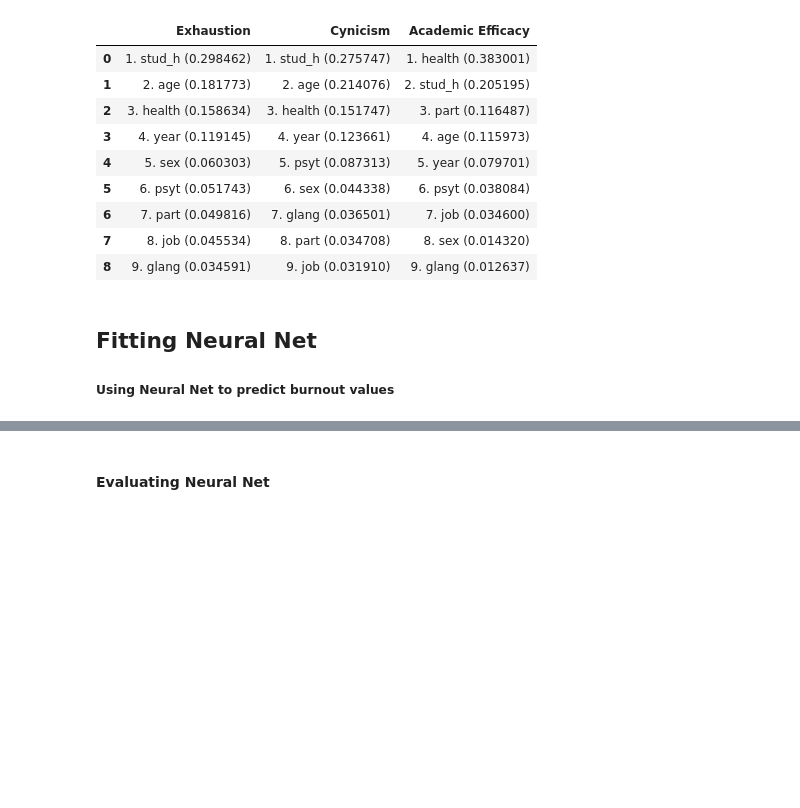
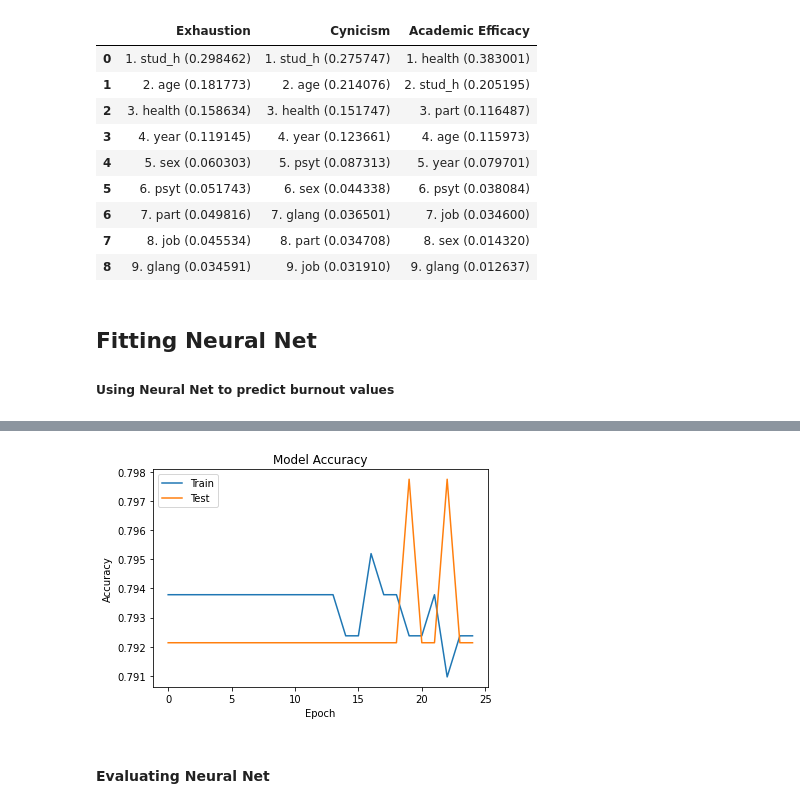
Before and after one commit to OrionSehn-personal/BurnoutPrediction, a Jupyter notebook: Burnout_Analysis.ipynb, the cells around one changed output, grey strips where cells are left out. Drawn from its saved outputs; the diff is of its cells as text; code cells hidden in the pictures; blank space fills up the shorter version.

Commit message:
added history accuracy to neural nets

```diff
--- a/Burnout_Analysis.ipynb
+++ b/Burnout_Analysis.ipynb
@@ -164,8 +164,8 @@ for n in n_estimators:
         forest_model = RandomForestClassifier(n_estimators=n, random_state=0, max_depth=depth)
         forest_model.fit(train_X, y_ex_train)
 
-        performance = forest_model.score(val_X, y_ex_val)
-        # performance = roc_auc_score(y_ex_val, forest_model.predict(val_X))
+        # performance = forest_model.score(val_X, y_ex_val)
+        performance = roc_auc_score(y_ex_val, forest_model.predict(val_X))
 
         if performance > max_performance:
             best_n = n
@@ -197,8 +197,8 @@ for n in n_estimators:
 
         forest_model = RandomForestClassifier(n_estimators=n, random_state=0, max_depth=depth)
         forest_model.fit(train_X, y_cy_train)
-        performance = forest_model.score(val_X, y_cy_val)
-        # performance = roc_auc_score(y_cy_val, forest_model.predict(val_X))
+        # performance = forest_model.score(val_X, y_cy_val)
+        performance = roc_auc_score(y_cy_val, forest_model.predict(val_X))
 
         if performance > max_performance:
             best_n = n
@@ -230,8 +230,8 @@ for n in n_estimators:
         forest_model = RandomForestClassifier(n_estimators=n, random_state=0, max_depth=depth)
         forest_model.fit(train_X, y_ea_train)
 
-        performance = forest_model.score(val_X, y_ea_val)
-        # performance = roc_auc_score(y_ea_val, forest_model.predict(val_X))
+        # performance = forest_model.score(val_X, y_ea_val)
+        performance = roc_auc_score(y_ea_val, forest_model.predict(val_X))
         if performance > max_performance:
             best_n = n
             best_depth = depth
@@ -362,18 +362,32 @@ for epoch in epoch_nums:
         model.add(Dense(node, activation='relu'))
         model.add(Dense(1, activation='sigmoid'))
         model.compile(loss='binary_crossentropy', optimizer='adam', metrics=['accuracy'])
-        model.fit(train_X, y_ex_train, epochs=epoch, batch_size=10, verbose=0)
-        if best_accuracy < model.evaluate(val_X, y_ex_val)[1]:
+        history = model.fit(train_X, y_ex_train, epochs=epoch, batch_size=10, verbose=0, validation_data=(val_X, y_ex_val))
+        # performance = model.evaluate(val_X, y_ex_val)[1]
+        performance = roc_auc_score(y_ex_val, model.predict(val_X).round())
+        if best_accuracy < performance:
             best_model = model
-            best_accuracy = model.evaluate(val_X, y_ex_val)[1]
+            best_accuracy = performance
             best_epoch = epoch
             best_node = node
+            best_history = history
 
 print("Best Epochs:", best_epoch)
 print("Best Nodes:", best_node)
 print("Training score:", best_model.evaluate(train_X, y_ex_train)[1])
 print("Validation score:", best_model.evaluate(val_X, y_ex_val)[1])
 print('roc_auc_score:', roc_auc_score(y_ex_val, best_model.predict(val_X)))
+# plot best history
+# plot training and test accuracy
+plt.plot(best_history.history['accuracy'])
+plt.plot(best_history.history['val_accuracy'])
+plt.title('Model Accuracy')
+plt.ylabel('Accuracy')
+plt.xlabel('Epoch')
+plt.legend(['Train', 'Test'], loc='upper left')
+plt.show()
+
+
 
 results = results.append({
     'Model': 'Neural Network - Exhaustion',
@@ -400,17 +414,32 @@ for epoch in epoch_nums:
         model.add(Dense(node, activation='relu'))
         model.add(Dense(1, activation='sigmoid'))
         model.compile(loss='binary_crossentropy', optimizer='adam', metrics=['accuracy'])
-        model.fit(train_X, y_cy_train, epochs=epoch, batch_size=10, verbose=0)
-        if best_accuracy < model.evaluate(val_X, y_cy_val)[1]:
+        history = model.fit(train_X, y_cy_train, epochs=epoch, batch_size=10, verbose=0)
+
+        performance = roc_auc_score(y_cy_val, model.predict(val_X).round())
+        if best_accuracy < performance:
             best_model = model
-            best_accuracy = model.evaluate(val_X, y_cy_val)[1]
+            best_accuracy = performance
             best_epoch = epoch
             best_node = node
+            best_history = history
+
 
 print("Best Epochs:", best_epoch)
 print("Best Nodes:", best_node)
 print("Training score:", best_model.evaluate(train_X, y_cy_train)[1])
 print("Validation score:", best_model.evaluate(val_X, y_cy_val)[1])
+print('roc_auc_score:', roc_auc_score(y_cy_val, best_model.predict(val_X)))
+# plot best history
+# plot training and test accuracy
+plt.plot(best_history.history['accuracy'])
+plt.plot(best_history.history['val_accuracy'])
+plt.title('Model Accuracy')
+plt.ylabel('Accuracy')
+plt.xlabel('Epoch')
+plt.legend(['Train', 'Test'], loc='upper left')
+plt.show()
+
 results = results.append({
     'Model': 'Neural Network - Cynicism',
     'Accuracy': best_model.evaluate(val_X, y_cy_val)[1],
@@ -437,17 +466,30 @@ for epoch in epoch_nums:
         model.add(Dense(node, activation='relu'))
         model.add(Dense(1, activation='sigmoid'))
         model.compile(loss='binary_crossentropy', optimizer='adam', metrics=['accuracy'])
-        model.fit(train_X, y_ea_train, epochs=epoch, batch_size=10, verbose=0)
-        if best_accuracy < model.evaluate(val_X, y_ea_val)[1]:
+        history = model.fit(train_X, y_ea_train, epochs=epoch, batch_size=10, verbose=0)
+
+        performance = roc_auc_score(y_ea_val, model.predict(val_X).round())
+        if best_accuracy < performance:
             best_model = model
-            best_accuracy = model.evaluate(val_X, y_ea_val)[1]
+            best_accuracy = performance
             best_epoch = epoch
             best_node = node
+            best_history = history
 
 print("Best Epochs:", best_epoch)
 print("Best Nodes:", best_node)
 print("Training score:", best_model.evaluate(train_X, y_ea_train)[1])
 print("Validation score:", best_model.evaluate(val_X, y_ea_val)[1])
+print('roc_auc_score:', roc_auc_score(y_ea_val, best_model.predict(val_X)))
+# plot best history
+# plot training and test accuracy
+plt.plot(best_history.history['accuracy'])
+plt.plot(best_history.history['val_accuracy'])
+plt.title('Model Accuracy')
+plt.ylabel('Accuracy')
+plt.xlabel('Epoch')
+plt.legend(['Train', 'Test'], loc='upper left')
+plt.show()
 
 results = results.append({
     'Model': 'Neural Network - Academic Efficacy',
@@ -517,3 +514,4 @@ Validation score: 0.9719101190567017
+[figure, added]
 # %% [markdown]
 #### Evaluating Neural Net
 # %% [markdown]
```
Also changed, not shown: parts of 4 cells of this notebook.
